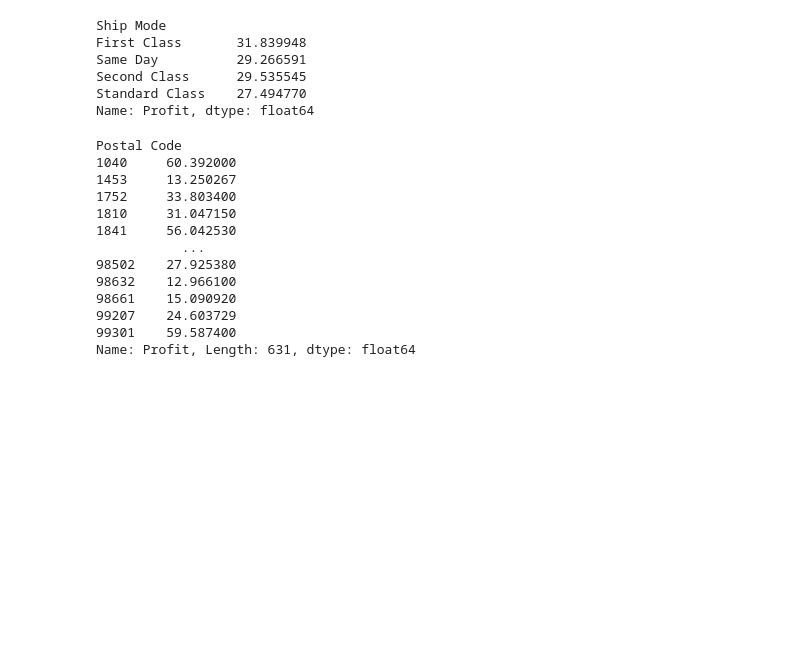
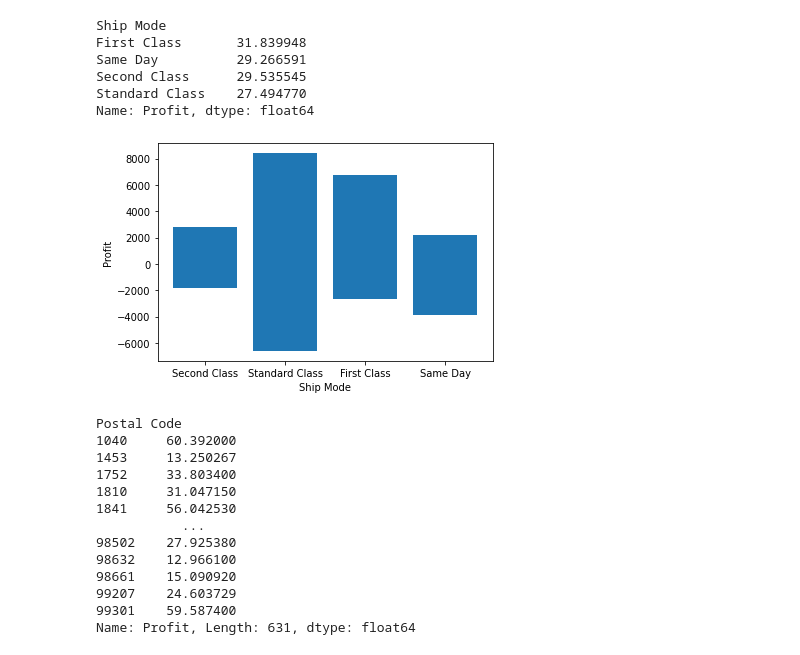
Before and after one commit to sahilparmar4/EDA-on-Sales, a Jupyter notebook: 3_EDA_1.ipynb, the cells around one changed output. Saved outputs shown, nothing was run; the diff lists cells and outputs as text; code cells hidden in the pictures; blank space fills up the shorter version.

```diff
--- a/3_EDA_1.ipynb
+++ b/3_EDA_1.ipynb
@@ -55,6 +63,13 @@ Same Day          29.266591
 Second Class      29.535545
 Standard Class    27.494770
 Name: Profit, dtype: float64
+# %%
+plt.xlabel("Ship Mode")
+plt.ylabel("Profit")
+plt.bar(df["Ship Mode"], df["Profit"])
+plt.show()
+# %% [output]
+[figure, added]
 # %%
 df.groupby(["Postal Code"])["Profit"].mean()
 # %% [output]
```
Also changed, not shown: parts of 9 cells of this notebook.
